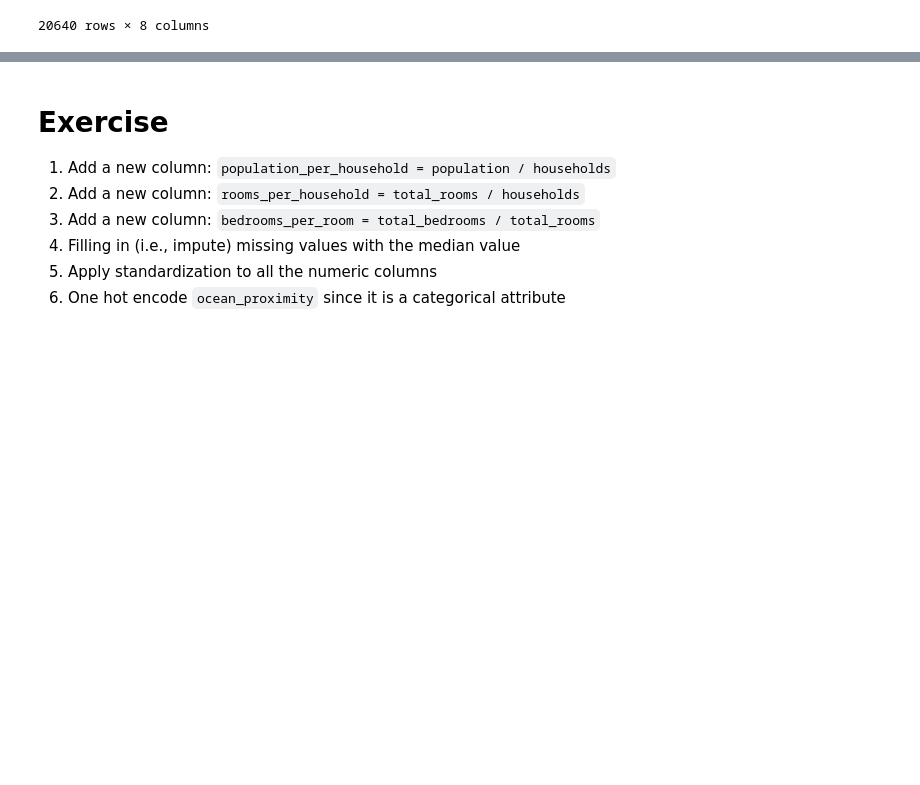
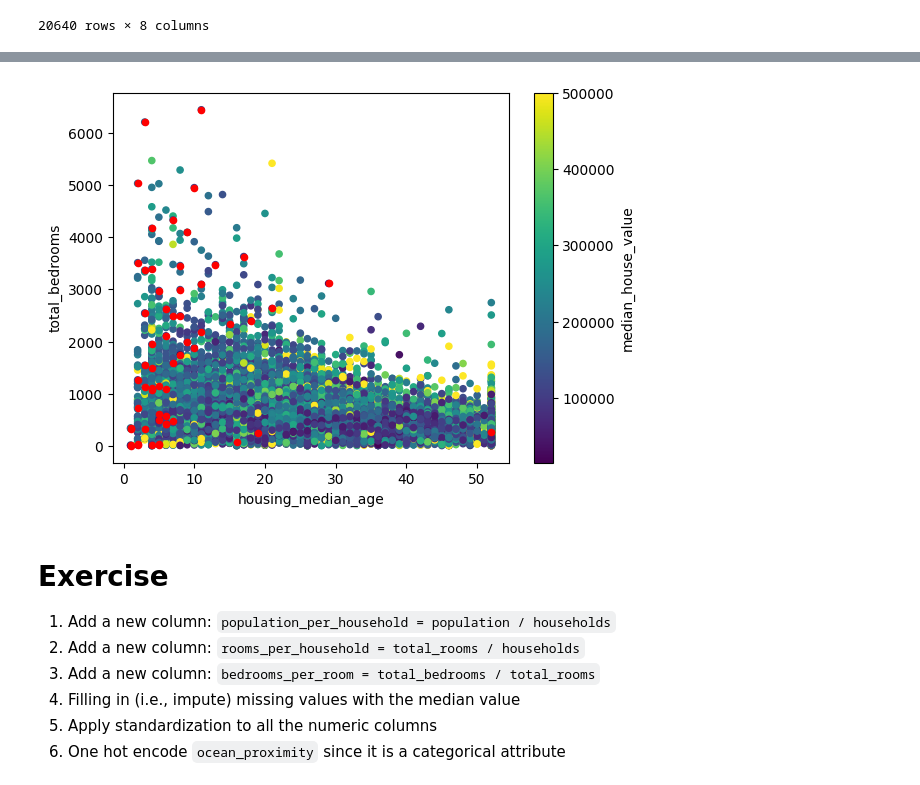
Before and after one commit to w4bo/AA2425-unibo-mldm, a Jupyter notebook: slides/lab-04-housing.ipynb, the cells around one changed output, grey strips where cells are left out. Cells and saved outputs as stored; diff of their text form; code cells hidden in the pictures; blank space fills up the shorter version.

```diff
--- a/slides/lab-04-housing.ipynb
+++ b/slides/lab-04-housing.ipynb
@@ -208,3 +257,9 @@ normalized_df
+# %%
+mask = paretoset(df[["housing_median_age", "total_bedrooms", "median_house_value"]], sense=["min", "max", "min"])
+df[mask].plot.scatter(x="housing_median_age", y="total_bedrooms", ax=ax, c='red')
+fig
+# %% [output]
+[figure, added]
 # %% [markdown]
 # Exercise
 
```
Also changed, not shown: parts of 6 cells of this notebook.
